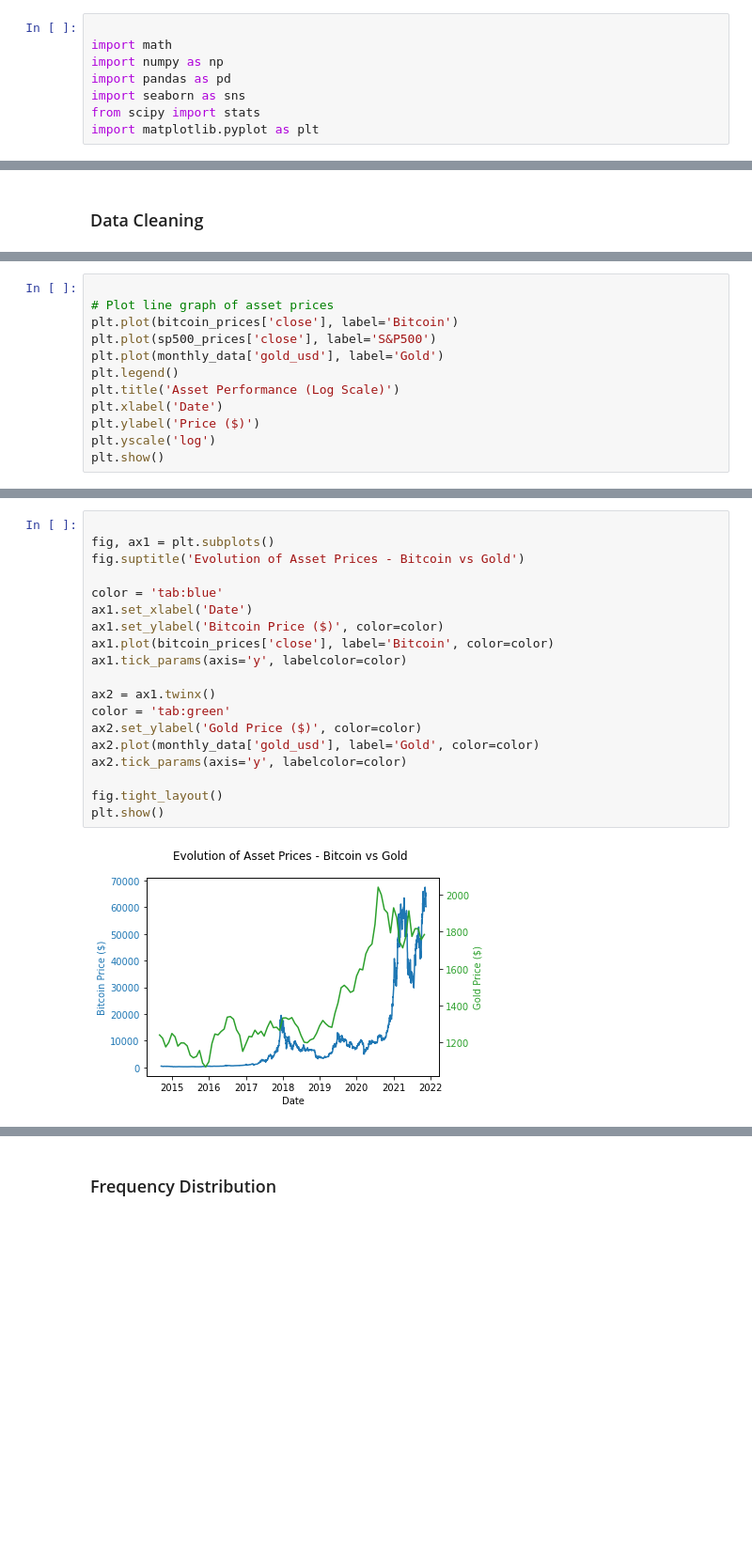
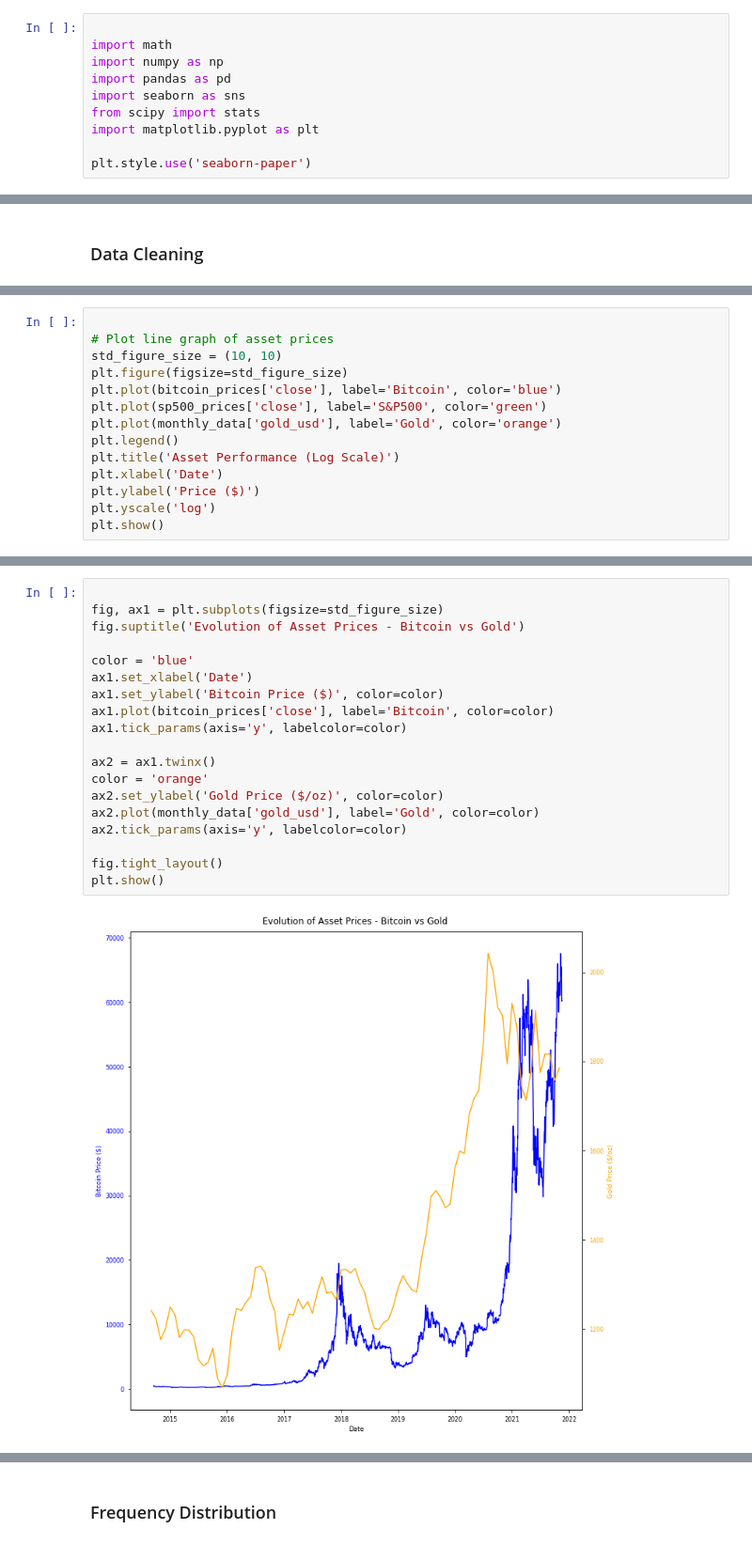
Before and after one commit to nmasamba/datacamp_investment_competition, a Jupyter notebook: btc_report.ipynb, the cells around one changed output, grey strips where cells are left out. Shown at 94% size. Drawn from its saved outputs; the diff is of its cells as text; blank space fills up the shorter version.

```diff
--- a/btc_report.ipynb
+++ b/btc_report.ipynb
@@ -32,6 +46,8 @@ import pandas as pd
 import seaborn as sns
 from scipy import stats
 import matplotlib.pyplot as plt
+
+plt.style.use('seaborn-paper')
 # %% [markdown]
 ### The Data Set
 # %% [markdown]
@@ -134,9 +206,11 @@ How does the performance of Bitcoin compare to the S&P500 and the price of gold?
 # %%
 
 # Plot line graph of asset prices
-plt.plot(bitcoin_prices['close'], label='Bitcoin')
-plt.plot(sp500_prices['close'], label='S&P500')
-plt.plot(monthly_data['gold_usd'], label='Gold')
+std_figure_size = (10, 10)
+plt.figure(figsize=std_figure_size)
+plt.plot(bitcoin_prices['close'], label='Bitcoin', color='blue')
+plt.plot(sp500_prices['close'], label='S&P500', color='green')
+plt.plot(monthly_data['gold_usd'], label='Gold', color='orange')
 plt.legend()
 plt.title('Asset Performance (Log Scale)')
 plt.xlabel('Date')
@@ -198,21 +253,21 @@ plt.show()
 # %%
 
-fig, ax1 = plt.subplots()
+fig, ax1 = plt.subplots(figsize=std_figure_size)
 fig.suptitle('Evolution of Asset Prices - Bitcoin vs Gold')
 
-color = 'tab:blue'
+color = 'blue'
 ax1.set_xlabel('Date')
 ax1.set_ylabel('Bitcoin Price ($)', color=color)
 ax1.plot(bitcoin_prices['close'], label='Bitcoin', color=color)
 ax1.tick_params(axis='y', labelcolor=color)
 
 ax2 = ax1.twinx()
-color = 'tab:green'
-ax2.set_ylabel('Gold Price ($)', color=color)
+color = 'orange'
+ax2.set_ylabel('Gold Price ($/oz)', color=color)
 ax2.plot(monthly_data['gold_usd'], label='Gold', color=color)
 ax2.tick_params(axis='y', labelcolor=color)
 
 fig.tight_layout()
 plt.show()
 # %% [output]
-[figure, old version]
+[figure, new version]
```
Also changed, not shown: parts of 88 cells of this notebook.
